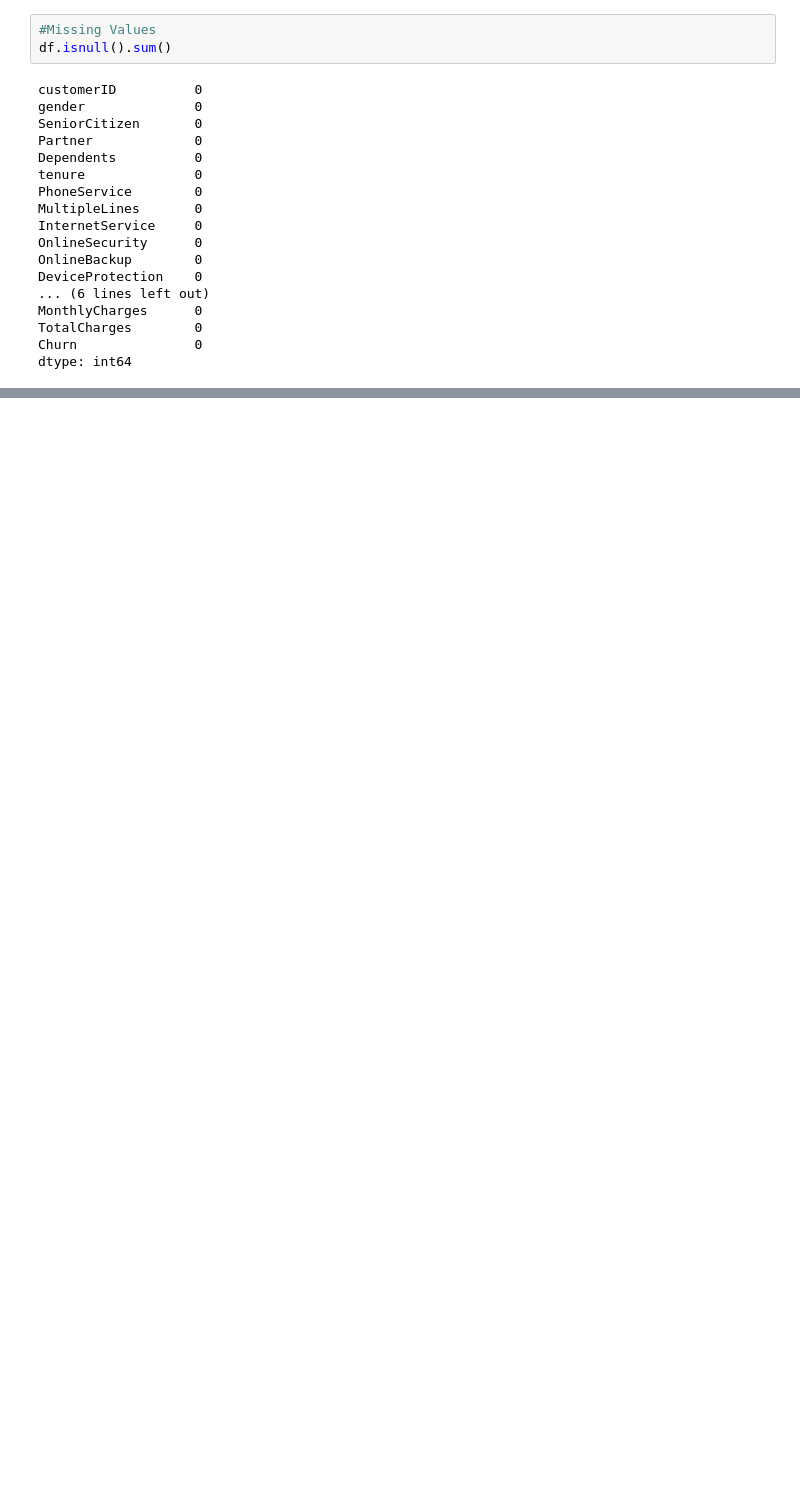
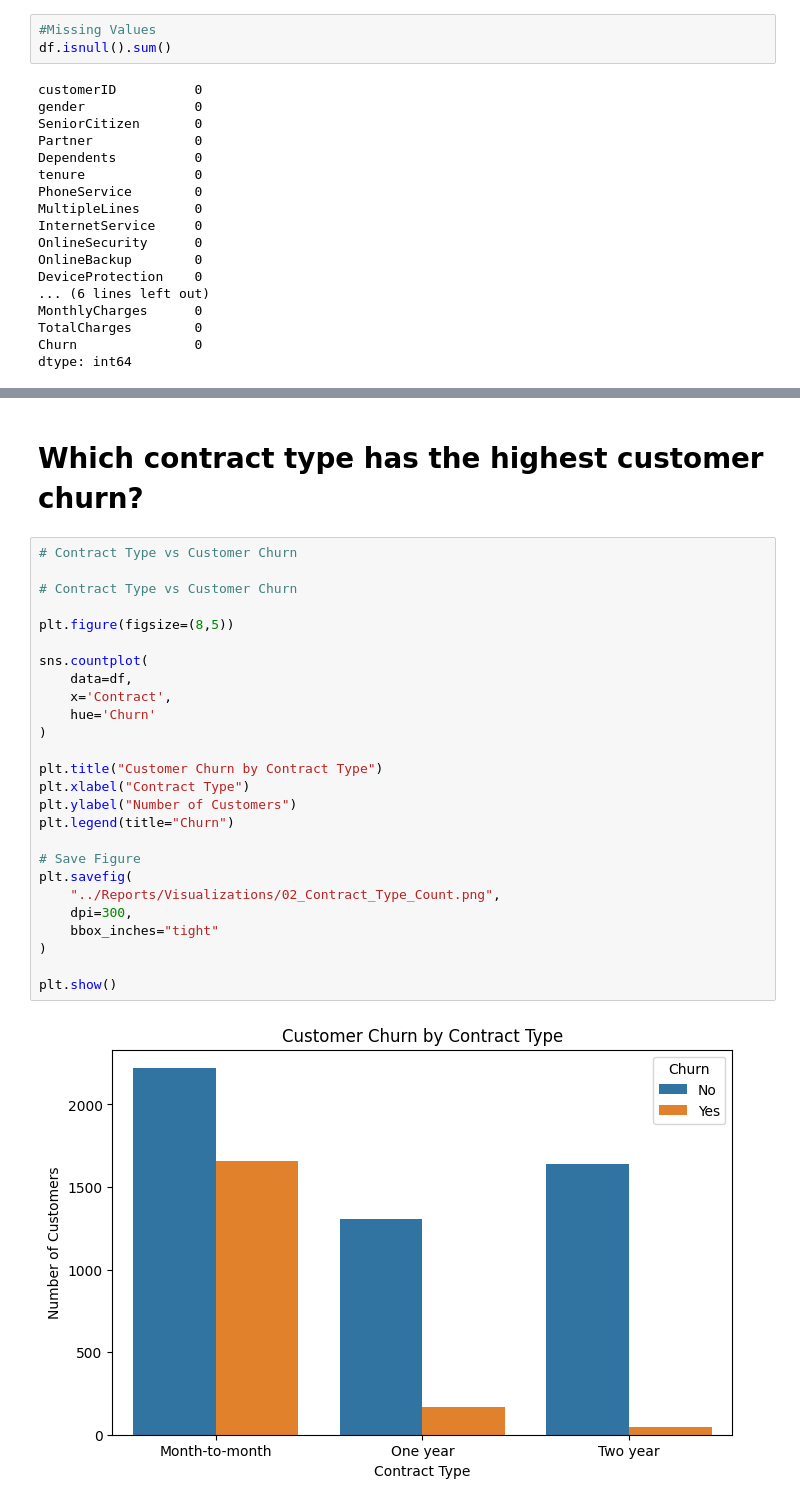
Before and after one commit to imtusharsharma-45/Customer-Churn-Analytics-Retention-Insights, a Jupyter notebook: Notebooks/churn_analysis.ipynb, the cells around one changed output, grey strips where cells are left out. Cells and saved outputs as stored; diff of their text form; blank space fills up the shorter version.

```diff
--- a/Notebooks/churn_analysis.ipynb
+++ b/Notebooks/churn_analysis.ipynb
@@ -204,0 +259,30 @@ plt.show()
+# %% [markdown]
+# Which contract type has the highest customer churn?
+# %%
+# Contract Type vs Customer Churn
+
+# Contract Type vs Customer Churn
+
+plt.figure(figsize=(8,5))
+
+sns.countplot(
+    data=df,
+    x='Contract',
+    hue='Churn'
+)
+
+plt.title("Customer Churn by Contract Type")
+plt.xlabel("Contract Type")
+plt.ylabel("Number of Customers")
+plt.legend(title="Churn")
+
+# Save Figure
+plt.savefig(
+    "../Reports/Visualizations/02_Contract_Type_Count.png",
+    dpi=300,
+    bbox_inches="tight"
+)
+
+plt.show()
+# %% [output]
+[figure, added]
```
Also changed, not shown: parts of 63 cells of this notebook, 19 other files.
